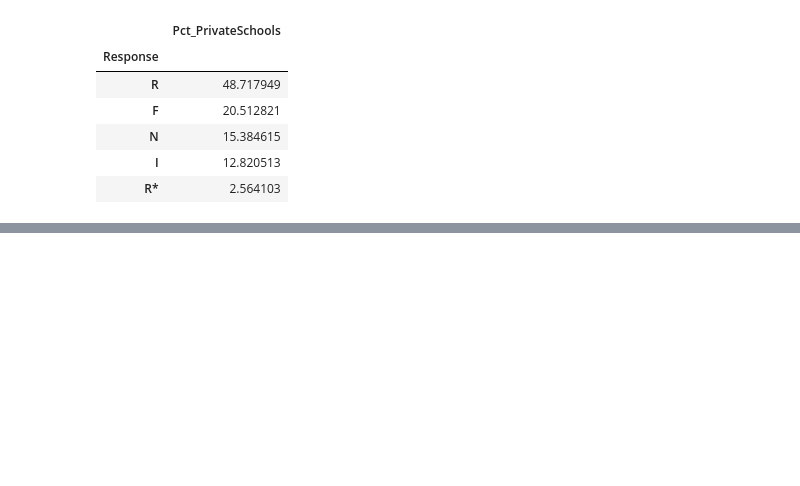
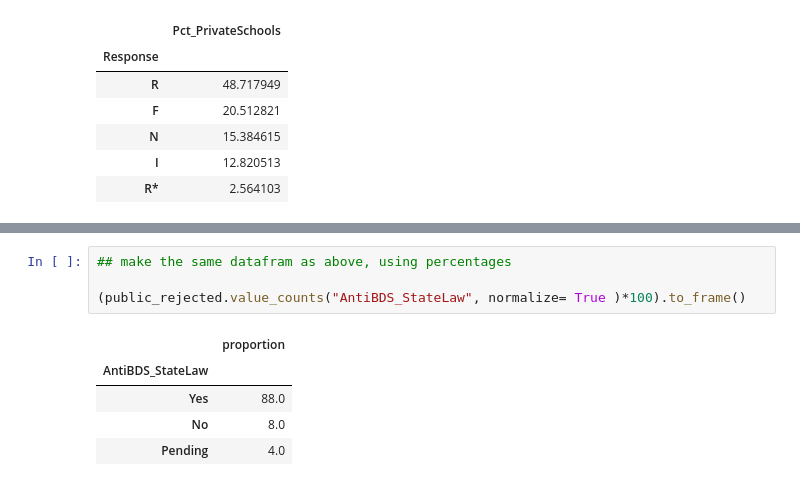
Before and after one commit to sashalcohen/UniversityDivestmentTracker, a Jupyter notebook: May20_DataAnalysis.ipynb, the cells around one changed output, grey strips where cells are left out. Drawn from its saved outputs; the diff is of its cells as text; blank space fills up the shorter version.

```diff
--- a/May20_DataAnalysis.ipynb
+++ b/May20_DataAnalysis.ipynb
@@ -148,0 +183,10 @@ df_divestresponseprivate
+# %%
+## make the same datafram as above, using percentages
+
+(public_rejected.value_counts("AntiBDS_StateLaw", normalize= True )*100).to_frame()
+# %% [output]
+|  | proportion |
+| AntiBDS_StateLaw |  |
+| Yes | 88.0 |
+| No | 8.0 |
+| Pending | 4.0 |
```
Also changed, not shown: parts of 7 cells of this notebook.
